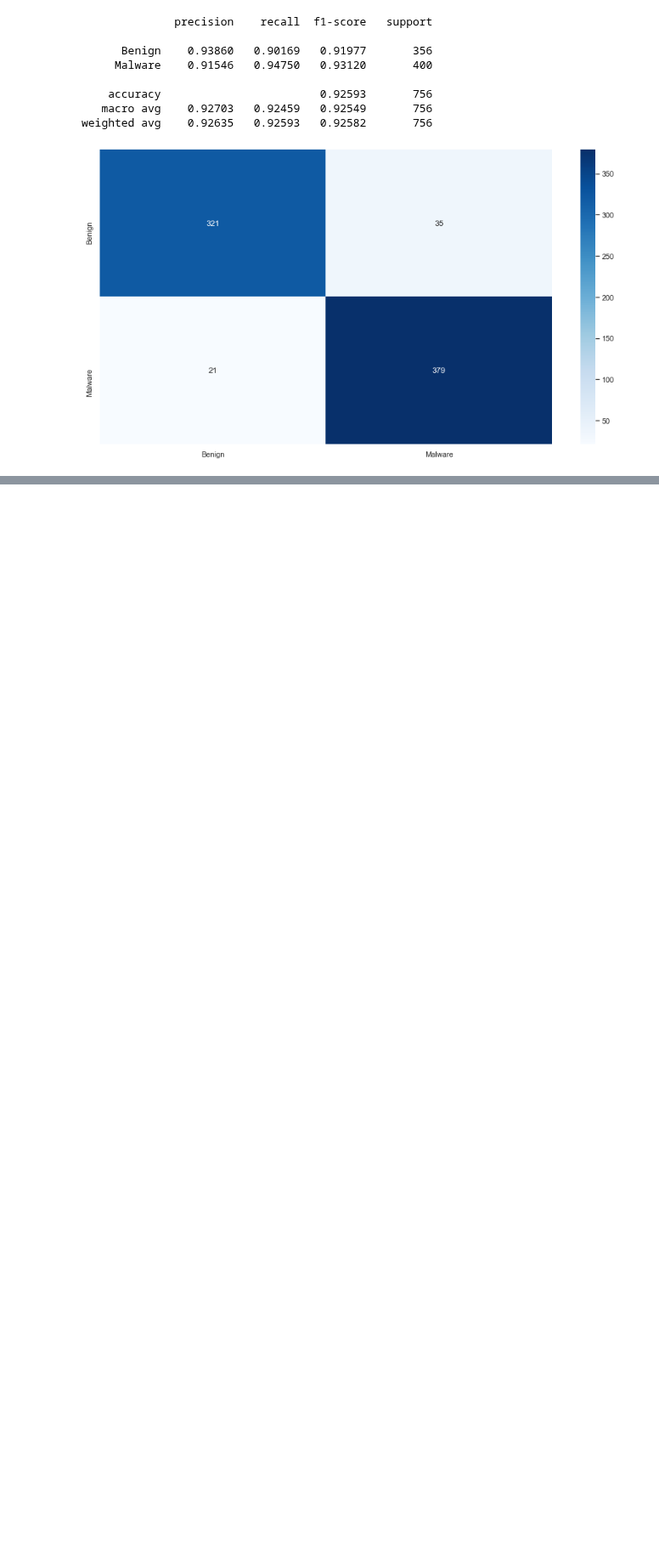
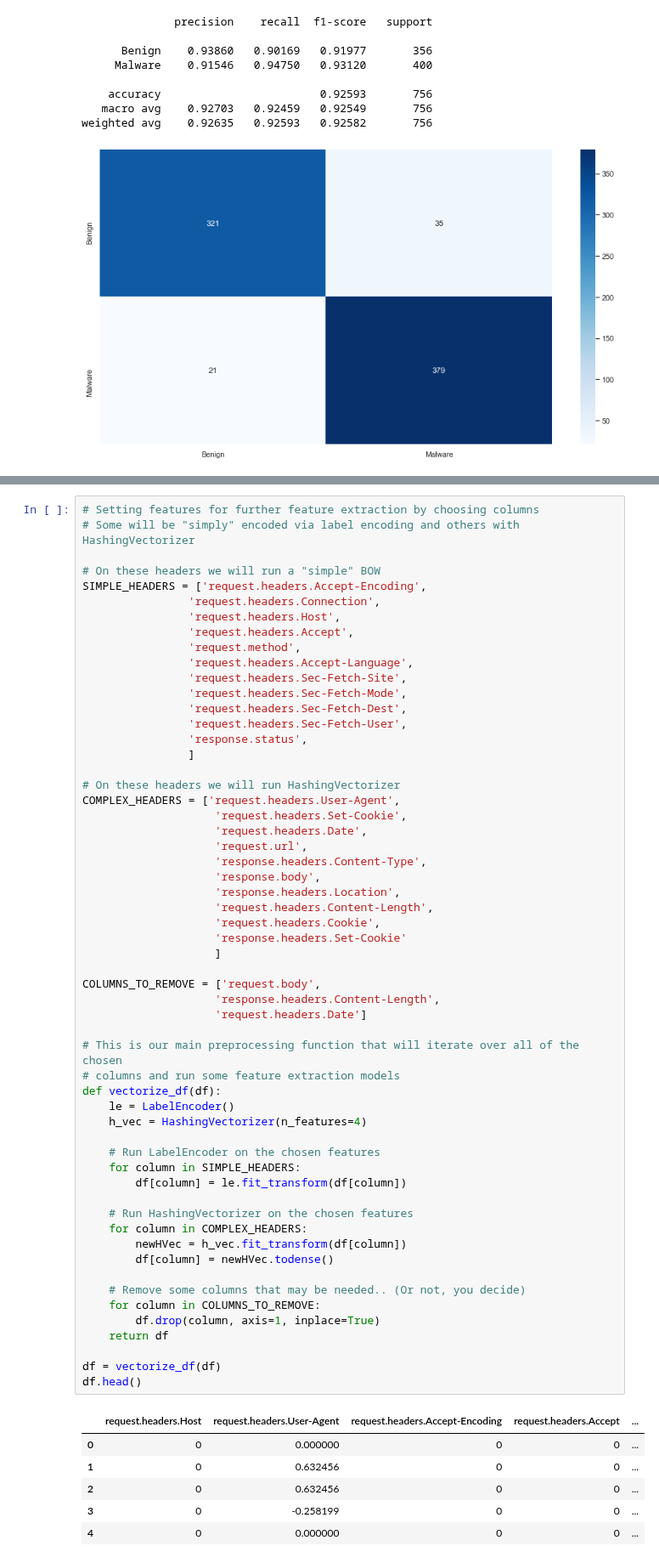
Before and after one commit to chenshtynmetz/CiscoCompetition, a Jupyter notebook: Dataset1.ipynb, the cells around one changed output, grey strips where cells are left out. Shown at 85% size. Drawn from its saved outputs; the diff is of its cells as text; blank space fills up the shorter version.

```diff
--- a/Dataset1.ipynb
+++ b/Dataset1.ipynb
@@ -591,0 +645,64 @@ weighted avg    0.92635   0.92593   0.92582       756
+# %%
+# Setting features for further feature extraction by choosing columns
+# Some will be "simply" encoded via label encoding and others with HashingVectorizer
+
+# On these headers we will run a "simple" BOW
+SIMPLE_HEADERS = ['request.headers.Accept-Encoding',
+                'request.headers.Connection',
+                'request.headers.Host',
+                'request.headers.Accept',
+                'request.method',
+                'request.headers.Accept-Language',
+                'request.headers.Sec-Fetch-Site',
+                'request.headers.Sec-Fetch-Mode',
+                'request.headers.Sec-Fetch-Dest',
+                'request.headers.Sec-Fetch-User',
+                'response.status',
+                ]
+
+# On these headers we will run HashingVectorizer
+COMPLEX_HEADERS = ['request.headers.User-Agent',
+                    'request.headers.Set-Cookie',
+                    'request.headers.Date',
+                    'request.url',
+                    'response.headers.Content-Type',
+                    'response.body',
+                    'response.headers.Location',
+                    'request.headers.Content-Length',
+                    'request.headers.Cookie',
+                    'response.headers.Set-Cookie'
+                    ]
+
+COLUMNS_TO_REMOVE = ['request.body',
+                    'response.headers.Content-Length',
+                    'request.headers.Date']
+
+# This is our main preprocessing function that will iterate over all of the chosen
+# columns and run some feature extraction models
+def vectorize_df(df):
+    le = LabelEncoder()
+    h_vec = HashingVectorizer(n_features=4)
+
+    # Run LabelEncoder on the chosen features
+    for column in SIMPLE_HEADERS:
+        df[column] = le.fit_transform(df[column])
+
+    # Run HashingVectorizer on the chosen features
+    for column in COMPLEX_HEADERS:
+        newHVec = h_vec.fit_transform(df[column])
+        df[column] = newHVec.todense()
+
+    # Remove some columns that may be needed.. (Or not, you decide)
+    for column in COLUMNS_TO_REMOVE:
+        df.drop(column, axis=1, inplace=True)
+    return df
+
+df = vectorize_df(df)
+df.head()
+# %% [output]
+|  | request.headers.Host | request.headers.User-Agent | request.headers.Accept-Encoding | request.headers.Accept | ... |
+| 0 | 0 | 0.000000 | 0 | 0 | ... |
+| 1 | 0 | 0.632456 | 0 | 0 | ... |
+| 2 | 0 | 0.632456 | 0 | 0 | ... |
+| 3 | 0 | -0.258199 | 0 | 0 | ... |
+| 4 | 0 | 0.000000 | 0 | 0 | ... |
```
Also changed, not shown: parts of 17 cells of this notebook.
